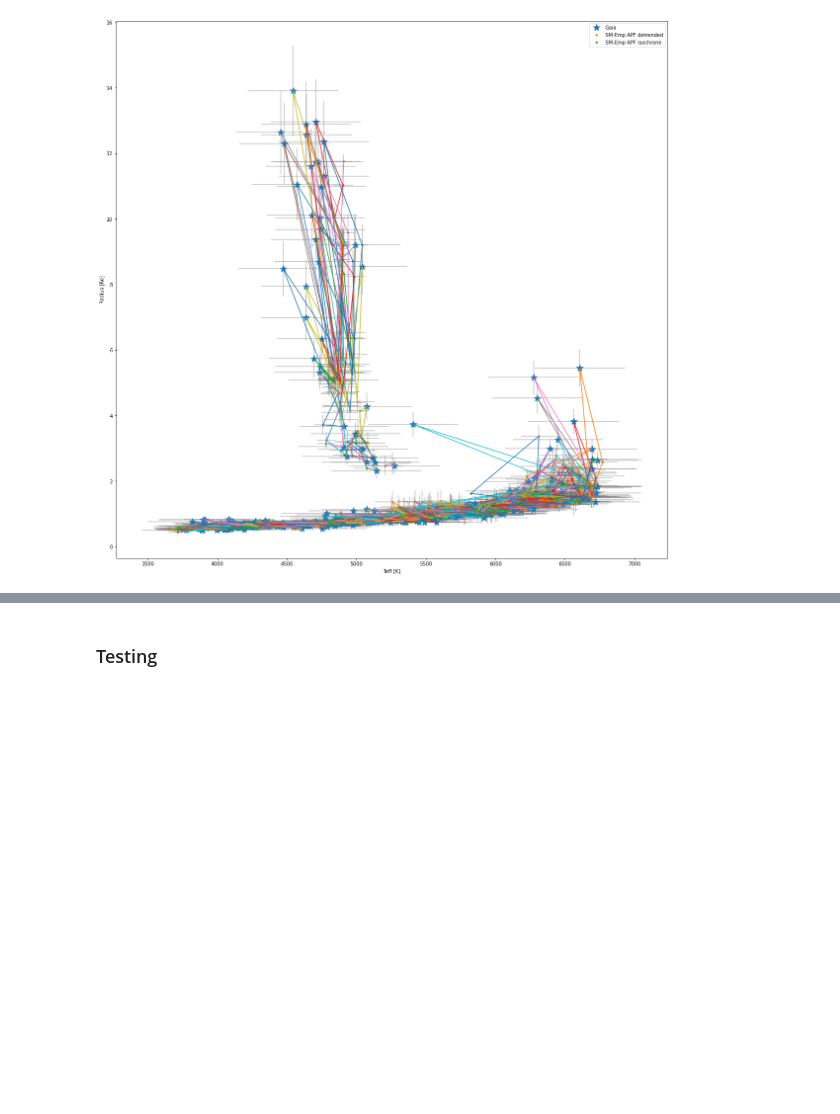
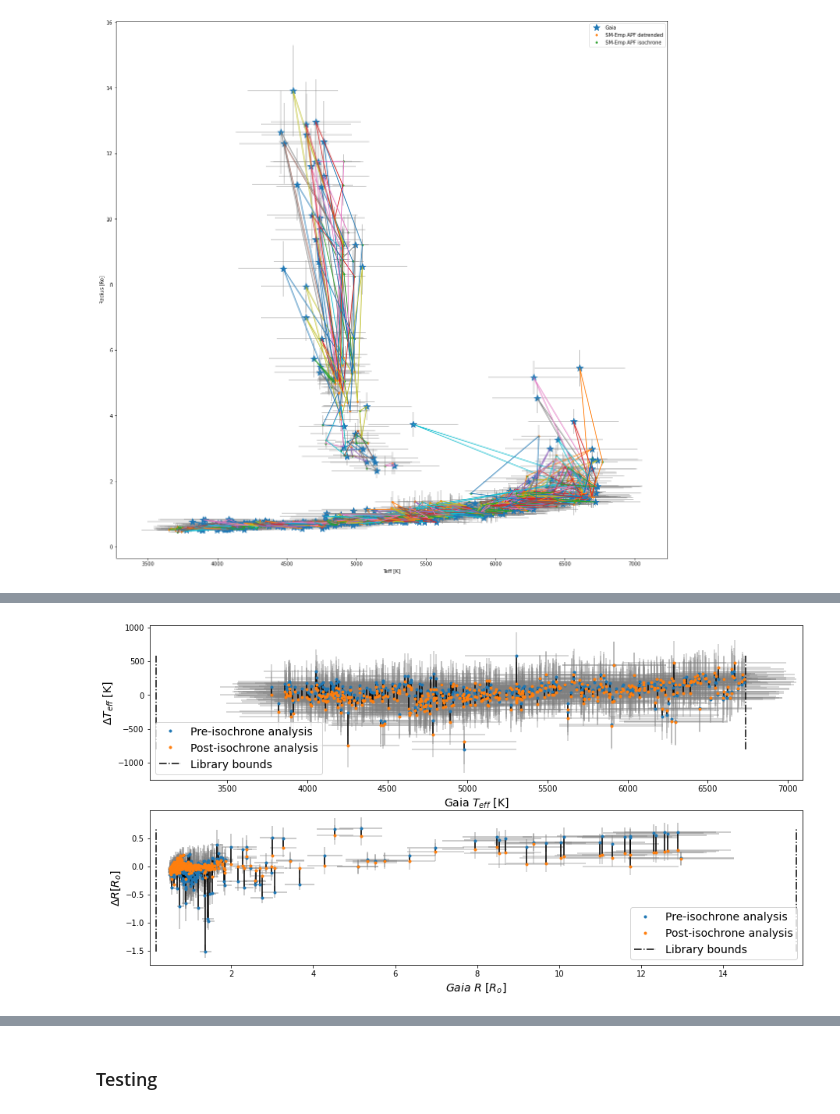
Before and after one commit to howardisaacson/APF-BL-DAP, a Jupyter notebook: Anna/analysis_scripts/SM_iso_gaia_compare.ipynb, the cells around one changed output, grey strips where cells are left out. Drawn from its saved outputs; the diff is of its cells as text; code cells hidden in the pictures; blank space fills up the shorter version.

Commit message:
update current working files

```diff
--- a/Anna/analysis_scripts/SM_iso_gaia_compare.ipynb
+++ b/Anna/analysis_scripts/SM_iso_gaia_compare.ipynb
@@ -8,12 +8,18 @@ import numpy as np
 import matplotlib.pyplot as plt
 from astroquery.simbad import Simbad
 from astroquery.gaia import Gaia
+import scipy
+import datetime
 
 gaia_values = pd.read_csv('/mnt_home/azuckerman/BL_APF_DAP/gaia_values.csv')
-apf_data = pd.read_csv('/mnt_home/azuckerman/BL_APF_DAP/SM_stellar_properties/all_apf/specmatch_results_all_apf.csv') # SM-Emp values derived from APF spectra
+apf_data = pd.read_csv('/mnt_home/azuckerman/BL_APF_DAP/SM_stellar_properties/all_apf/11Jan2022/specmatch_results_11Jan2022.csv')
+apf_data_still_with_clipping = pd.read_csv('/mnt_home/azuckerman/BL_APF_DAP/SM_stellar_properties/all_apf/10Dec2021/specmatch_results_10Dec2021.csv')
+#apf_data_old_resamp = pd.read_csv('/mnt_home/azuckerman/BL_APF_DAP/SM_stellar_properties/all_apf/05Nov2021/specmatch_results_all.csv') # SM-Emp values derived from APF spectra
+apf_data_old_resamp = pd.read_csv('/mnt_home/azuckerman/BL_APF_DAP/SM_stellar_properties/all_apf/specmatch_results_current.csv') # SM-Emp values derived from APF spectra
 #apf_data_detrended = pd.read_csv('/mnt_home/azuckerman/BL_APF_DAP/SM_steller_properties/specmatch_results_detrended.csv') # SM-Emp values derived from APF spectra, detrended in run_smemp_apf.ipynb
 hires_data = pd.read_csv('/mnt_home/azuckerman/BL_APF_DAP/lincomb_results_detrend.csv') # SM-Emp values derived from HIRES spectra (detrended)
 yee_data = pd.read_csv('/mnt_home/azuckerman/BL_APF_DAP/yee_library_full.csv') # library values
+apf_log_file =  pd.read_csv('/mnt_home/azuckerman/BL_APF_DAP/apf_log_full_current.csv')
 # %%
 def get_names(sim_name):
     # get Gaia and 2MASS names (for creating flags and for later isochrone analysis)
@@ -211,0 +259,88 @@ Radius:
+# %%
+not_star = np.zeros(len(apf_results))
+not_star[[i for i, s in enumerate(apf_results['Type']) if ('*' not in s)]] = 1
+bad_objects_mask = ((apf_results['Type'] == 'SB*') | not_star).to_numpy()
+mask = np.invert(bad_objects_mask) # omit SB's
+
+gaia_Teff = gaia_data['teff_val'].to_numpy()[mask]
+gaia_R = gaia_data['radius_val'].to_numpy()[mask]
+apf_Teff = apf_results['iso_Teff'].to_numpy()[mask]
+apf_R = apf_results['iso_radius'].to_numpy()[mask]
+apf_Teff_up = apf_results['iso_up_Teff'].to_numpy()[mask]
+apf_Teff_um = apf_results['iso_um_Teff'].to_numpy()[mask]
+apf_R_up = apf_results['iso_up_radius'].to_numpy()[mask]
+apf_R_um = apf_results['iso_um_radius'].to_numpy()[mask]
+apf_Teff_u_det = apf_results['u_Teff_detrended'][mask].to_numpy()
+apf_R_u_det = apf_results['u_radius_detrended'][mask].to_numpy()
+
+delta_Teff_det = gaia_data['teff_val'].to_numpy()[mask] - apf_results['Teff_detrended'].to_numpy()[mask]
+delta_R_det = gaia_data['radius_val'].to_numpy()[mask] - apf_results['radius_detrended'].to_numpy()[mask]
+delta_Teff_iso = gaia_data['teff_val'].to_numpy()[mask] - apf_results['iso_Teff'].to_numpy()[mask]
+delta_R_iso = gaia_data['radius_val'].to_numpy()[mask] - apf_results['iso_radius'].to_numpy()[mask]
+delta_R_R_iso = delta_R_iso/gaia_data['radius_val'].to_numpy()[mask]
+delta_R_R_det = delta_R_det/gaia_data['radius_val'].to_numpy()[mask]
+
+fs = 14
+err_lw = 2
+ms = 4
+tick_fs = 14
+label_fs = 16
+
+plt.figure(figsize = [15,8])
+plt.subplot(211)
+good = 0; bad = 0
+for row in range(len(apf_results[mask])):
+    c = 'k'
+    if abs(delta_Teff_det[row]) > abs(delta_Teff_iso[row]):
+    #    c = 'limegreen'
+        good += 1
+    elif abs(delta_Teff_det[row]) < abs(delta_Teff_iso[row]):
+    #    c = 'red'
+        bad += 1
+    plt.plot([gaia_Teff[row],gaia_Teff[row]], [delta_Teff_det[row], delta_Teff_iso[row]], color = c)
+plt.plot(gaia_Teff, delta_Teff_det, '.', label = 'Pre-isochrone analysis')
+#plt.plot(gaia_data['teff_val'][bad_objects_mask], delta_Teff_det[bad_objects_mask], '.', label = 'Not star or SB!!')
+plt.errorbar(gaia_Teff, delta_Teff_det, yerr = np.sqrt(apf_Teff_u_det**2 + (gaia_Teff_err)**2), xerr = gaia_Teff_err,
+             color = 'grey', alpha = 0.3, linewidth = err_lw, ls = 'None')
+plt.plot(gaia_Teff, delta_Teff_iso, '.', label = 'Post-isochrone analysis')
+plt.errorbar(gaia_Teff, delta_Teff_iso, yerr = [np.sqrt(apf_Teff_up**2 + (gaia_Teff_err)**2), np.sqrt(apf_Teff_um**2 + (gaia_Teff_err)**2)], xerr = gaia_Teff_err,
+             color = 'grey', alpha = 0.3, linewidth = err_lw, ls = 'None')
+plt.vlines([3056, 6738], ymin = np.nanmin(delta_Teff_det), ymax = np.nanmax(delta_Teff_det), ls = '-.',  label = 'Library bounds')
+#plt.plot([],[], color = 'limegreen', label = 'Isochrone value better'); plt.plot([],[], color = 'red', label = 'Isochrone value worse'); plt.plot([],[], color = 'grey', alpha = 0.3, linewidth = 5, label = 'Uncertainty') # hack for legend
+plt.margins(x=0.01)#plt.xlim([3500, 7500])
+#plt.axis('equal')
+plt.xlabel('Gaia $T_{eff}$ [K]',fontsize = fs); plt.ylabel('$\Delta T_{eff}$ [K]',fontsize = fs); plt.legend(fontsize = fs)
+print('Teff: ')
+print('   Isochrone is better for ' + str(good) + ' stars and worse for ' + str(bad) + ' stars')
+
+plt.subplot(212)
+good = 0; bad = 0
+for row in range(len(apf_results[mask])):
+    c = 'k'
+    if abs(delta_R_det[row]) > abs(delta_R_iso[row]):
+   #     c = 'limegreen'
+        good += 1
+    elif abs(delta_R_det[row]) < abs(delta_R_iso[row]):
+    #    c = 'red'
+        bad += 1
+    plt.plot([gaia_R[row],gaia_R[row]], [delta_R_R_det[row], delta_R_R_iso[row]], color = c)
+plt.plot(gaia_R, delta_R_R_det, '.', label = 'Pre-isochrone analysis')
+delta_R_det_err = np.sqrt(apf_R_u_det**2 + (0.10*gaia_R)**2)
+plt.errorbar(gaia_R, delta_R_R_det, yerr = delta_R_R_det * (delta_R_det_err/delta_R_det + 0.10), xerr = 0.10*gaia_R,
+             color = 'grey', alpha = 0.4, linewidth = err_lw, ls = 'None')
+plt.vlines([0.168, 15.781], ymin = np.nanmin(delta_R_R_det), ymax = np.nanmax(delta_R_R_det), ls = '-.',  label = 'Library bounds')
+delta_R_iso_up_err = np.sqrt(apf_R_up**2 + (0.10*gaia_R)**2)
+delta_R_iso_um_err = np.sqrt(apf_R_um**2 + (0.10*gaia_R)**2)
+plt.errorbar(gaia_R, delta_R_R_iso, yerr = [delta_R_R_det * (delta_R_iso_up_err/delta_R_det + 0.10), delta_R_R_det * (delta_R_iso_um_err/delta_R_det + 0.10)], xerr = 0.10*gaia_R,
+             color = 'grey', alpha = 0.3, linewidth = err_lw, ls = 'None')
+plt.plot(gaia_R, delta_R_R_iso, '.', label = 'Post-isochrone analysis')
+#plt.plot([],[], color = 'limegreen', label = 'Isochrone value better'); plt.plot([],[], color = 'red', label = 'Isochrone value worse') # hack for legend
+plt.margins(x=0.01)#plt.axis('equal')
+plt.xlabel('$Gaia$ $R$ $[R_o]$',fontsize = fs); plt.ylabel('$\Delta R [R_o]$',fontsize = fs); plt.legend(fontsize = fs)
+print('Radius: ')
+print('   Isochrone is better for ' + str(good) + ' stars and worse for ' + str(bad) + ' stars')
+
+print()
+dt = datetime.datetime.now()
+print('Timestamp: ' +  str(dt.strftime("%d") + dt.strftime("%b") + dt.strftime("%Y") + '-' + dt.strftime("%X")))
+# %% [output]
@@ -211,0 +353 @@ Radius:
+[figure, added]
```
Also changed, not shown: parts of 29 cells of this notebook, 21 other files.
